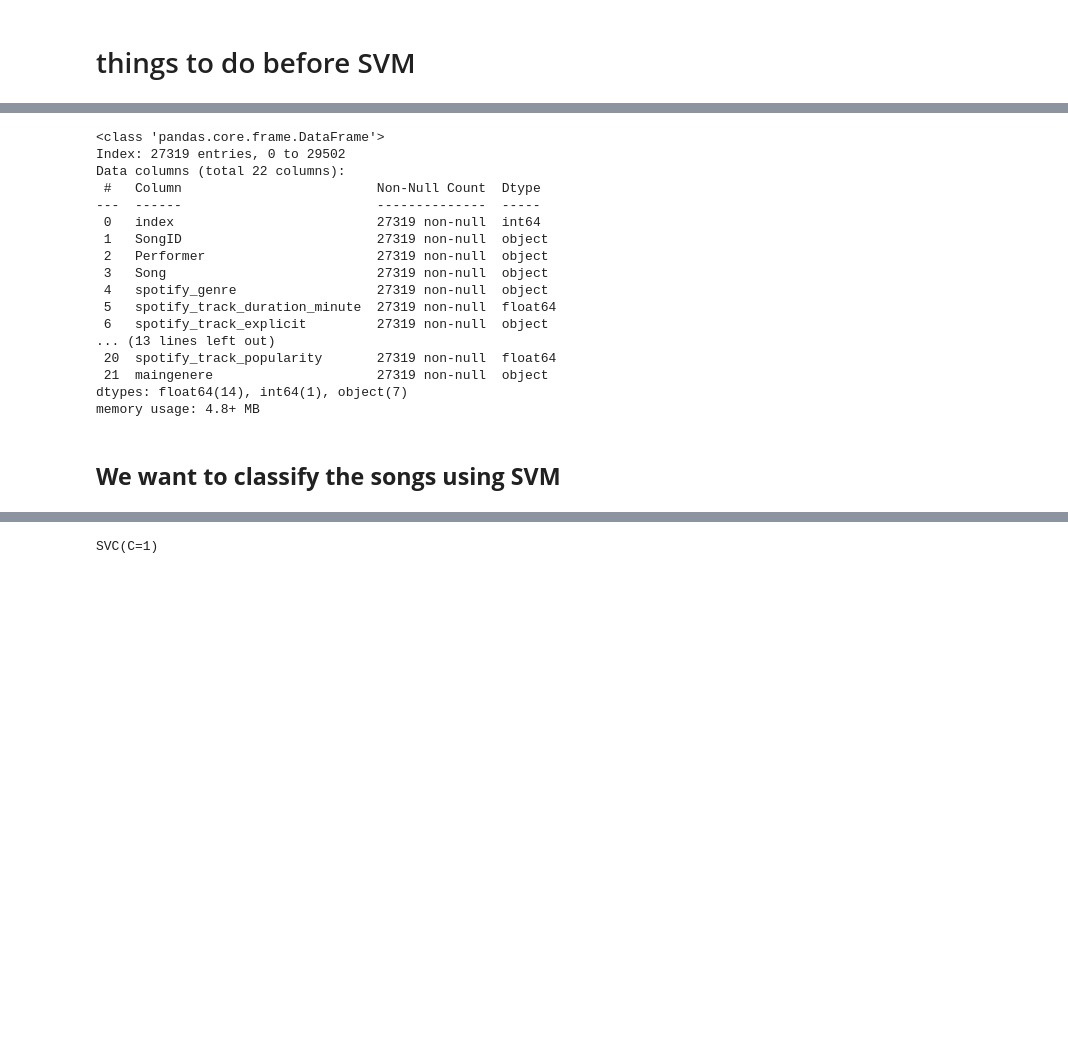
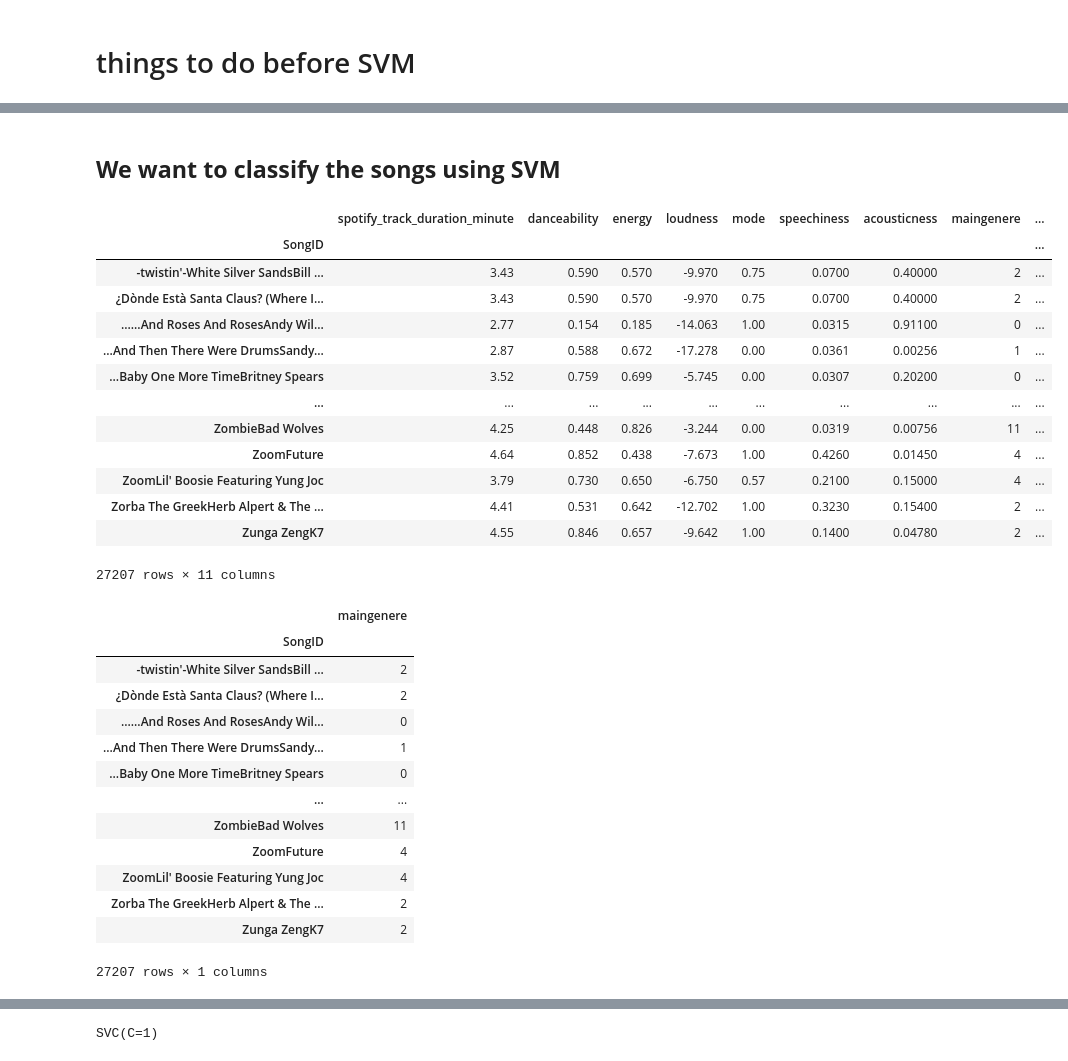
Before and after one commit to alelovo/Project_MachineLearning, a Jupyter notebook: SVM.ipynb, the cells around one changed output, grey strips where cells are left out. Drawn from its saved outputs; the diff is of its cells as text; code cells hidden in the pictures; blank space fills up the shorter version.

```diff
--- a/SVM.ipynb
+++ b/SVM.ipynb
@@ -72,30 +70,54 @@ Name: count, dtype: int64
 # %%
 # df with only the 17 meingenre
-df_maingenere_more_100.info()
+#df_maingenere_more_100.info()
-# %% [output]
-<class 'pandas.core.frame.DataFrame'>
-Index: 27319 entries, 0 to 29502
-Data columns (total 22 columns):
- #   Column                         Non-Null Count  Dtype
----  ------                         --------------  -----
- 0   index                          27319 non-null  int64
- 1   SongID                         27319 non-null  object
- 2   Performer                      27319 non-null  object
- 3   Song                           27319 non-null  object
- 4   spotify_genre                  27319 non-null  object
- 5   spotify_track_duration_minute  27319 non-null  float64
- 6   spotify_track_explicit         27319 non-null  object
-... (13 lines left out)
- 20  spotify_track_popularity       27319 non-null  float64
- 21  maingenere                     27319 non-null  object
-dtypes: float64(14), int64(1), object(7)
-memory usage: 4.8+ MB
 # %% [markdown]
 ## **We want to classify the songs using SVM**
 # %%
 # First we have to identify the features
-features=df_maingenere_more_100[['danceability','energy','key','loudness','mode', 'speechiness', 'acousticness', 'instrumentalness', 'liveness','valence','time_signature','tempo','spotify_track_duration_minute']]
-target=df_maingenere_more_100.maingenere
+#features=merge_unique_numain_df[['danceability','energy','key','loudness','mode', 'speechiness', 'acousticness', 'instrumentalness', 'liveness','valence','time_signature','tempo','spotify_track_duration_minute']]
+#target=merge_unique_numain_df.maingenere
+# now we have to define our TARGET (what we are interested in) --> OUTPUT
+#new_target='valence'
+
+features = ['spotify_track_duration_minute', 'danceability', 'energy', 'loudness','mode', 'speechiness', 'acousticness', 'maingenere',
+    'spotify_track_popularity', 'instrumentalness', 'liveness']
+
+target = ['maingenere']
+
+x = merge_unique_numain_df[features]
+y = merge_unique_numain_df[target]
+
+display(x)
+display(y)
+# %% [output]
+|  | spotify_track_duration_minute | danceability | energy | loudness | mode | speechiness | acousticness | maingenere | ... |
+| SongID |  |  |  |  |  |  |  |  | ... |
+| -twistin'-White Silver SandsBill ... | 3.43 | 0.590 | 0.570 | -9.970 | 0.75 | 0.0700 | 0.40000 | 2 | ... |
+| ¿Dònde Està Santa Claus? (Where I... | 3.43 | 0.590 | 0.570 | -9.970 | 0.75 | 0.0700 | 0.40000 | 2 | ... |
+| ......And Roses And RosesAndy Wil... | 2.77 | 0.154 | 0.185 | -14.063 | 1.00 | 0.0315 | 0.91100 | 0 | ... |
+| ...And Then There Were DrumsSandy... | 2.87 | 0.588 | 0.672 | -17.278 | 0.00 | 0.0361 | 0.00256 | 1 | ... |
+| ...Baby One More TimeBritney Spears | 3.52 | 0.759 | 0.699 | -5.745 | 0.00 | 0.0307 | 0.20200 | 0 | ... |
+| ... | ... | ... | ... | ... | ... | ... | ... | ... | ... |
+| ZombieBad Wolves | 4.25 | 0.448 | 0.826 | -3.244 | 0.00 | 0.0319 | 0.00756 | 11 | ... |
+| ZoomFuture | 4.64 | 0.852 | 0.438 | -7.673 | 1.00 | 0.4260 | 0.01450 | 4 | ... |
+| ZoomLil' Boosie Featuring Yung Joc | 3.79 | 0.730 | 0.650 | -6.750 | 0.57 | 0.2100 | 0.15000 | 4 | ... |
+| Zorba The GreekHerb Alpert & The ... | 4.41 | 0.531 | 0.642 | -12.702 | 1.00 | 0.3230 | 0.15400 | 2 | ... |
+| Zunga ZengK7 | 4.55 | 0.846 | 0.657 | -9.642 | 1.00 | 0.1400 | 0.04780 | 2 | ... |
+27207 rows × 11 columns
+|  | maingenere |
+| SongID |  |
+| -twistin'-White Silver SandsBill ... | 2 |
+| ¿Dònde Està Santa Claus? (Where I... | 2 |
+| ......And Roses And RosesAndy Wil... | 0 |
+| ...And Then There Were DrumsSandy... | 1 |
+| ...Baby One More TimeBritney Spears | 0 |
+| ... | ... |
+| ZombieBad Wolves | 11 |
+| ZoomFuture | 4 |
+| ZoomLil' Boosie Featuring Yung Joc | 4 |
+| Zorba The GreekHerb Alpert & The ... | 2 |
+| Zunga ZengK7 | 2 |
+27207 rows × 1 columns
 # %%
 # standardize the variables before use it
 scaler = StandardScaler()
```
Also changed, not shown: parts of 24 cells of this notebook, 2 other files.
